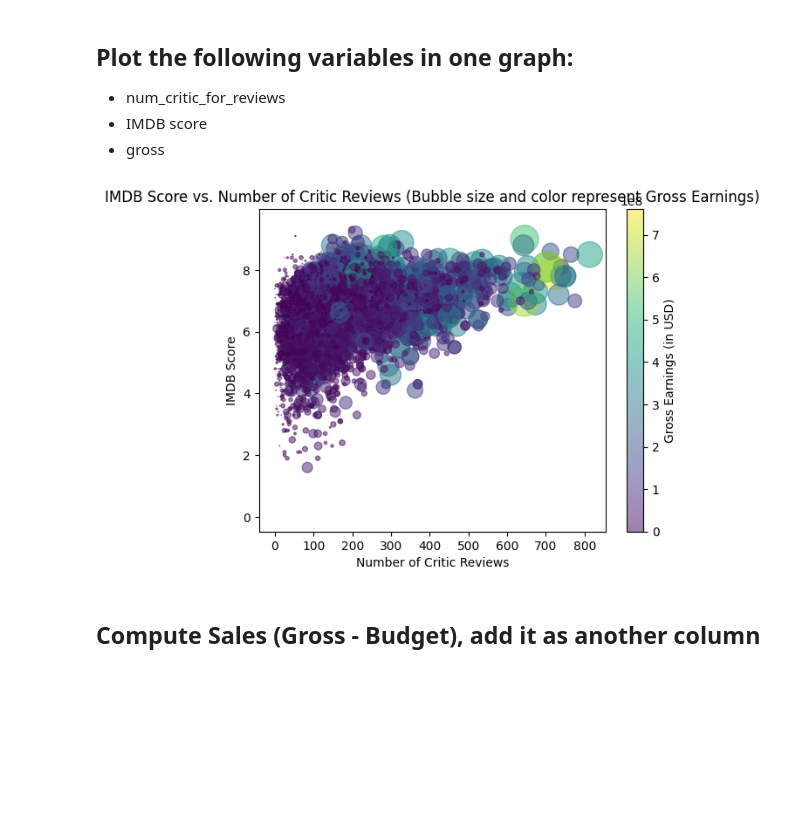
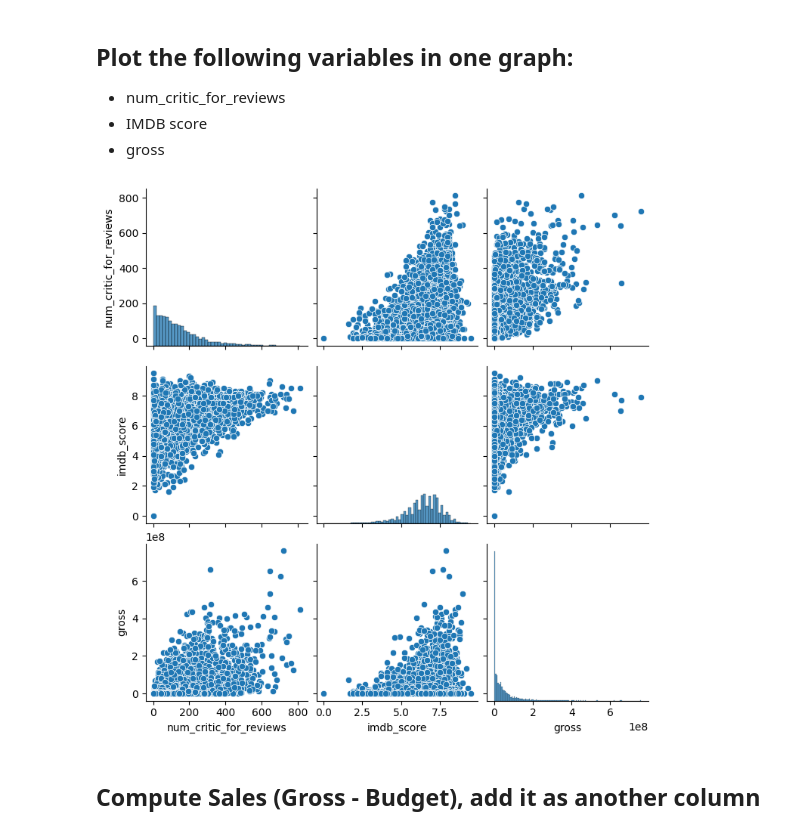
Before and after one commit to dreeew05/CMSC-197, a Jupyter notebook: Assignment 1/[hw2].ipynb, the cells around one changed output. Saved outputs shown, nothing was run; the diff lists cells and outputs as text; code cells hidden in the pictures; blank space fills up the shorter version.

```diff
--- a/Assignment 1/[hw2].ipynb
+++ b/Assignment 1/[hw2].ipynb
@@ -53,16 +53,11 @@ plt.show()
 - IMDB score
 - gross
 # %%
-# Create a scatter plot
-plt.scatter(data['num_critic_for_reviews'], data['imdb_score'], s=data['gross']/1e6, alpha=0.5, c=data['gross'])
+sns.pairplot(data[['num_critic_for_reviews', 'imdb_score', 'gross']])
 
-plt.title('IMDB Score vs. Number of Critic Reviews (Bubble size and color represent Gross Earnings)')
-plt.xlabel('Number of Critic Reviews')
-plt.ylabel('IMDB Score')
-plt.colorbar(label='Gross Earnings (in USD)')
 plt.show()
 # %% [output]
-[figure, old version]
+[figure, new version]
 # %% [markdown]
 ## Compute Sales (Gross - Budget), add it as another column
 # %%
```
Also changed, not shown: parts of 3 cells of this notebook.
